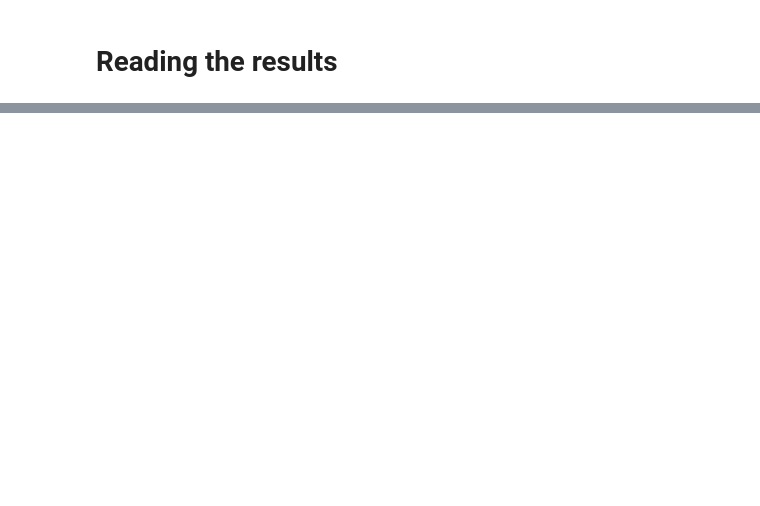
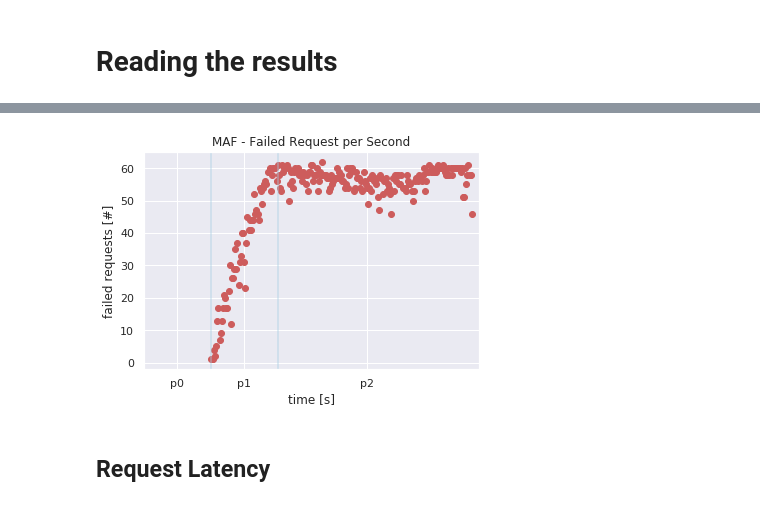
Before and after one commit to tawalaya/FaaSElasticityEngineering, a Jupyter notebook: SW-Analysis.ipynb, the cells around one changed output, grey strips where cells are left out. Cells and saved outputs as stored; diff of their text form; code cells hidden in the pictures; blank space fills up the shorter version.

```diff
--- a/SW-Analysis.ipynb
+++ b/SW-Analysis.ipynb
@@ -28,0 +122,31 @@ Index(['Unnamed: 0', 'RId', 'WL', 'CId', 'CStart', 'ELat', 'RSuccess', 'Phase',
+# %%
+def plotFailedRequestPerSecond(ax,all,provider,workload):
+    data = all[(all['Provider'] == provider) & (all["WL"] == workload)]
+    data = data.copy()
+    data["RStart_1s"] = round(data["RStart"]/1000)
+    #sum up cost
+    data = data.groupby(["RStart_1s"])["RFailed"].sum().reset_index(name="RFailed")
+
+    ax.axvline(60,alpha=0.5)
+    ax.axvline(120,alpha=0.5)
+
+    ax.scatter(x="RStart_1s", y='RFailed', data=data, color="indianred",label="{}".format(style[provider]["name"]))
+
+    ax.set_xlim([0,300])
+    ax.set_xlabel("time [s]")
+    ax.set_ylabel(r"failed requests [#]")
+
+    #highlight phases
+
+    ax.set_xticks(ticks=[30,90,200])
+    ax.set_xticklabels(["p0","p1","p2"])
+
+    #title
+    ax.set_title("{} - Failed Request per Second".format(style[provider]["name"]))
+# %%
+fig,ax = plt.subplots()
+plotFailedRequestPerSecond(ax,all,"azure","0,0,1")
+# %% [output]
+[figure, added]
+# %% [markdown]
+## Request Latency
```
Also changed, not shown: parts of 15 cells of this notebook, 2 other files.
